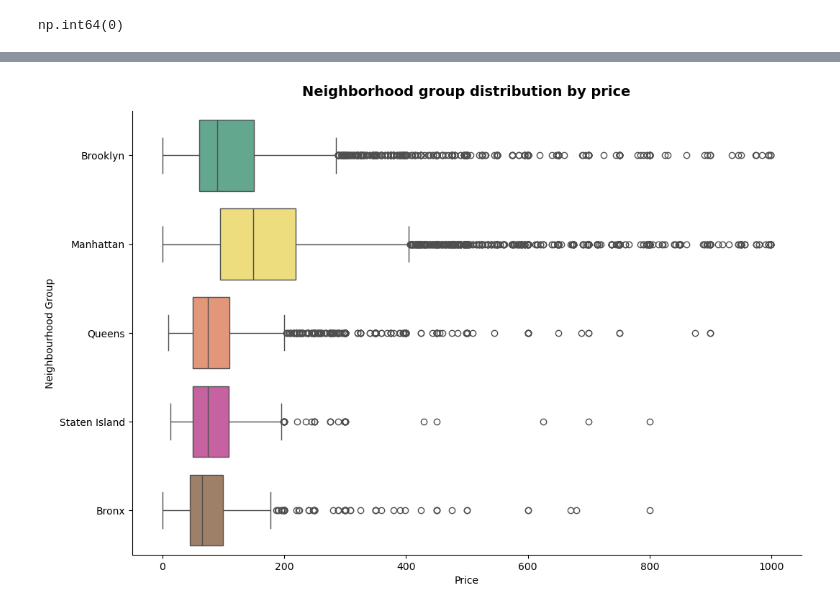
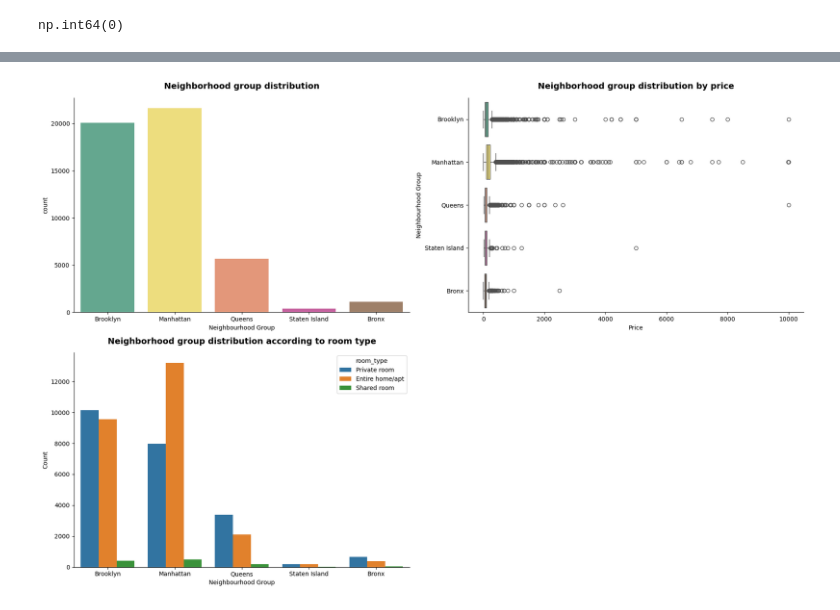
Before and after one commit to selim-sunman/airbnb-price-regression-app, a Jupyter notebook: notebooks/eda.ipynb, the cells around one changed output, grey strips where cells are left out. Cells and saved outputs as stored; diff of their text form; code cells hidden in the pictures.

```diff
--- a/notebooks/eda.ipynb
+++ b/notebooks/eda.ipynb
@@ -94,2 +132,0 @@ df.describe().T
-# %%
-df = df[df["price"] < 1000]
@@ -136,12 +226,28 @@ plt.show()
 # %%
 palettes = ["#59B292", "#FFEA6C", "#F48F68", "#D552A3", "#A77F60"]
 
-fig, ax = plt.subplots(figsize=(12,8))
-sns.boxplot(data=df, x="price", y="neighbourhood_group", hue="neighbourhood_group", palette=palettes, legend=False, ax=ax)
-sns.despine(ax=ax)
-ax.set_title("Neighborhood group distribution by price", fontsize=14, fontweight="bold", pad=15)
-ax.set_xlabel("Price")
-ax.set_ylabel("Neighbourhood Group")
+fig, ax = plt.subplots(2, 2,figsize=(18,12))
+sns.countplot(data=df, x="neighbourhood_group", hue="neighbourhood_group", palette=palettes, legend=False, ax=ax[0, 0])
+sns.despine(ax=ax[0, 0])
+ax[0, 0].set_title("Neighborhood group distribution", fontsize=14, fontweight="bold", pad=15)
+ax[0, 0].set_xlabel("Neighbourhood Group")
+
+sns.boxplot(data=df, x="price", y="neighbourhood_group", hue="neighbourhood_group", palette=palettes, legend=False, ax=ax[0 ,1])
+sns.despine(ax=ax[0, 1])
+ax[0, 1].set_title("Neighborhood group distribution by price", fontsize=14, fontweight="bold", pad=15)
+ax[0, 1].set_xlabel("Price")
+ax[0, 1].set_ylabel("Neighbourhood Group")
+
+sns.countplot(data=df, x="neighbourhood_group", hue="room_type", ax=ax[1, 0])
+sns.despine(ax=ax[1, 0])
+ax[1, 0].set_title("Neighborhood group distribution according to room type", fontsize=14, fontweight="bold", pad=15)
+ax[1, 0].set_xlabel("Neighbourhood Group")
+ax[1, 0].set_ylabel("Count")
+
+
+ax[1, 1].axis("off")
+
+plt.tight_layout()
 plt.show()
 # %% [output]
-[figure, old version]
+[figure, new version]
```
Also changed, not shown: parts of 38 cells of this notebook.
